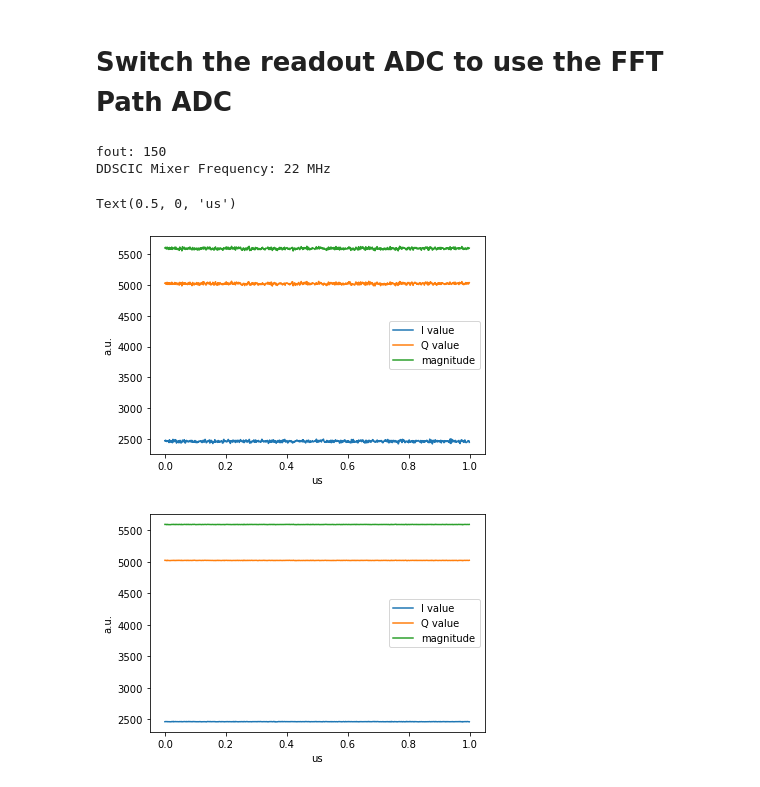
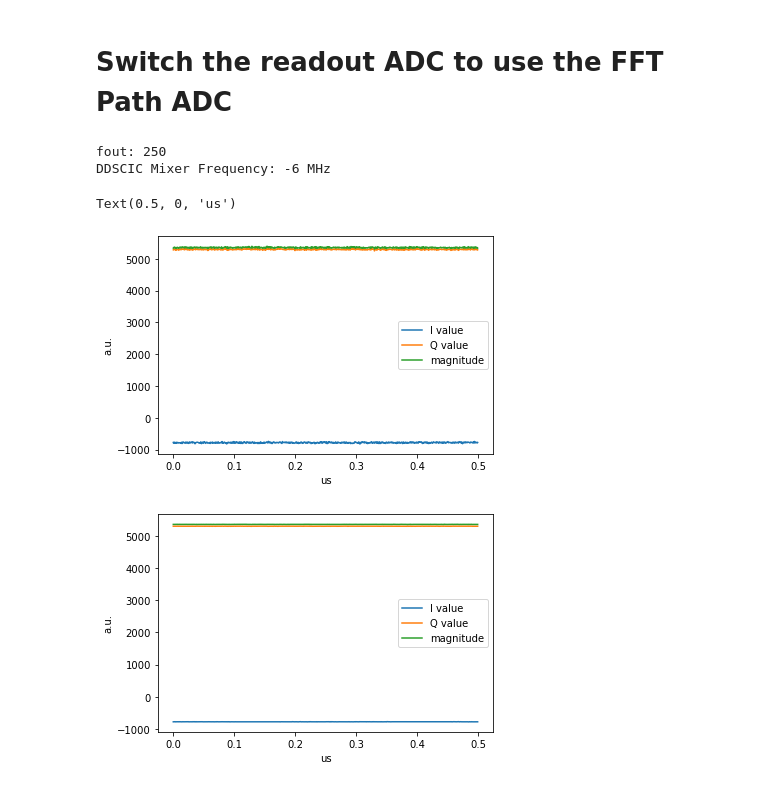
Before and after one commit to openquantumhardware/qick-tools, a Jupyter notebook: qick_tprocv2_111_fft_spectrum/notebooks/qick_tprocv2_111_fft_spectrum.ipynb, the cells around one changed output. Drawn from its saved outputs; the diff is of its cells as text; code cells hidden in the pictures.

```diff
--- a/qick_tprocv2_111_fft_spectrum/notebooks/qick_tprocv2_111_fft_spectrum.ipynb
+++ b/qick_tprocv2_111_fft_spectrum/notebooks/qick_tprocv2_111_fft_spectrum.ipynb
@@ -738,7 +736,7 @@ Text(0.5, 0, 'us')
 GEN_CH = 0
 RO_CH = 0
 TRIG_TIME = 0.30
-FREQ = 150
+FREQ = 250
 
 RO_ADC_224 = True   # Use ADC_224_0 for readout channel 0
 # RO_ADC_224 = False  # Use ADC_226_0 for readout channel 0
@@ -772,7 +770,7 @@ if RO_ADC_224:
     chain.set_ddscic_decimation(D)
     chain.set_ddscic_ddsfreq(f=f_ddscic*1e6)    # scale to MHz!!!
 
-    # DEBUG
+    # # DEBUG
     # chain.set_ddscic_outsel(data="dds", cic="no")
     # [xi,xq] = chain.get_bin_pfb(fout, verbose=True)
     # plt.figure()
@@ -804,38 +802,38 @@ config = {'gen_ch': GEN_CH,
           'freq': FREQ,
           'trig_time': TRIG_TIME,
           'ro_len': 2.0,
          }
 
 prog = MultiPulseProgram(soccfg, reps=1, final_delay=0.5, cfg=config)
 
 # One shot Measurement
 iq_list = prog.acquire_decimated(soc, rounds=1)
-t = prog.get_time_axis(ro_index=0)
-t = t / 2.0
+# t = prog.get_time_axis(ro_index=0)
+t = np.arange(len(iq_list[0])) / chain.fs
 
 plt.figure()
 plt.plot(t, iq_list[0][:,0], label="I value")
 plt.plot(t, iq_list[0][:,1], label="Q value")
 plt.plot(t, np.abs(iq_list[0].dot([1,1j])), label="magnitude")
 plt.legend()
 plt.ylabel("a.u.")
 plt.xlabel("us")
 
 # Averaged Measurement
 iq_list = prog.acquire_decimated(soc, rounds=100)
-t = prog.get_time_axis(ro_index=0)
-t = t / 2.0
+# t = prog.get_time_axis(ro_index=0)
+t = np.arange(len(iq_list[0])) / chain.fs
 
 plt.figure()
 plt.plot(t, iq_list[0][:,0], label="I value")
 plt.plot(t, iq_list[0][:,1], label="Q value")
 plt.plot(t, np.abs(iq_list[0].dot([1,1j])), label="magnitude")
 plt.legend()
 plt.ylabel("a.u.")
 plt.xlabel("us")
 # %% [output]
-fout: 150
-DDSCIC Mixer Frequency: 22 MHz
+fout: 250
+DDSCIC Mixer Frequency: -6 MHz
 Text(0.5, 0, 'us')
-[figure, old version]
+[figure, new version]
-[figure, old version]
+[figure, new version]
```
Also changed, not shown: parts of 10 cells of this notebook, 1 other file.
